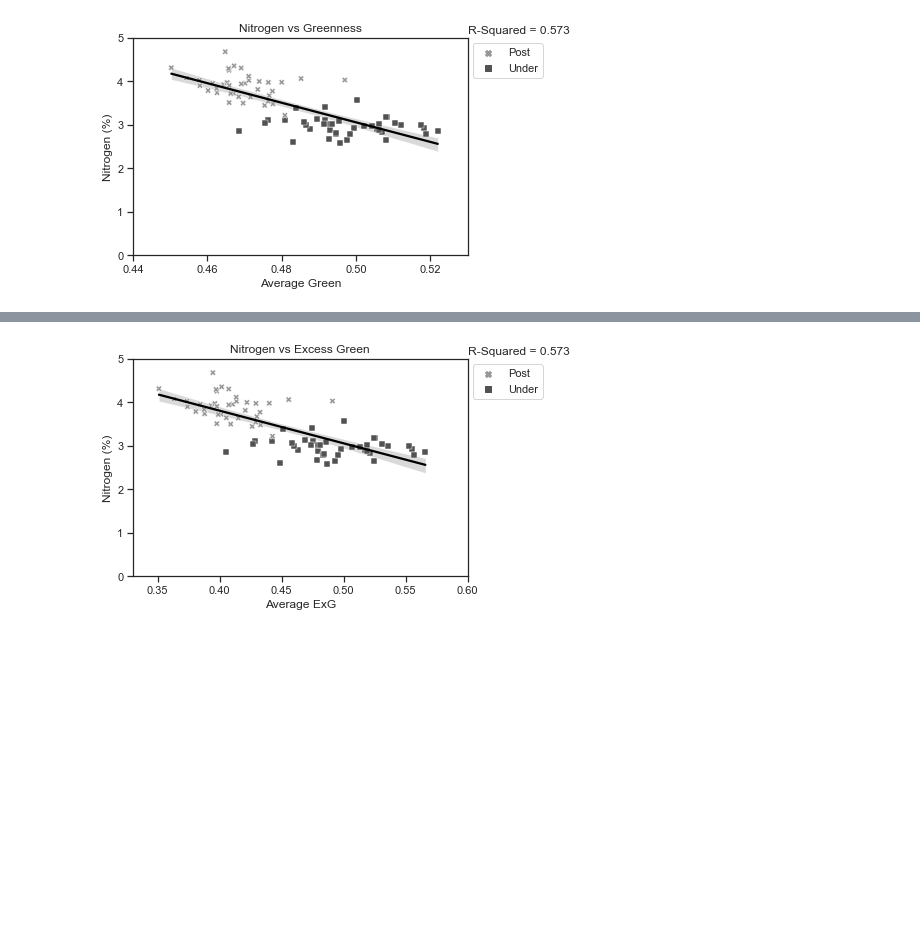
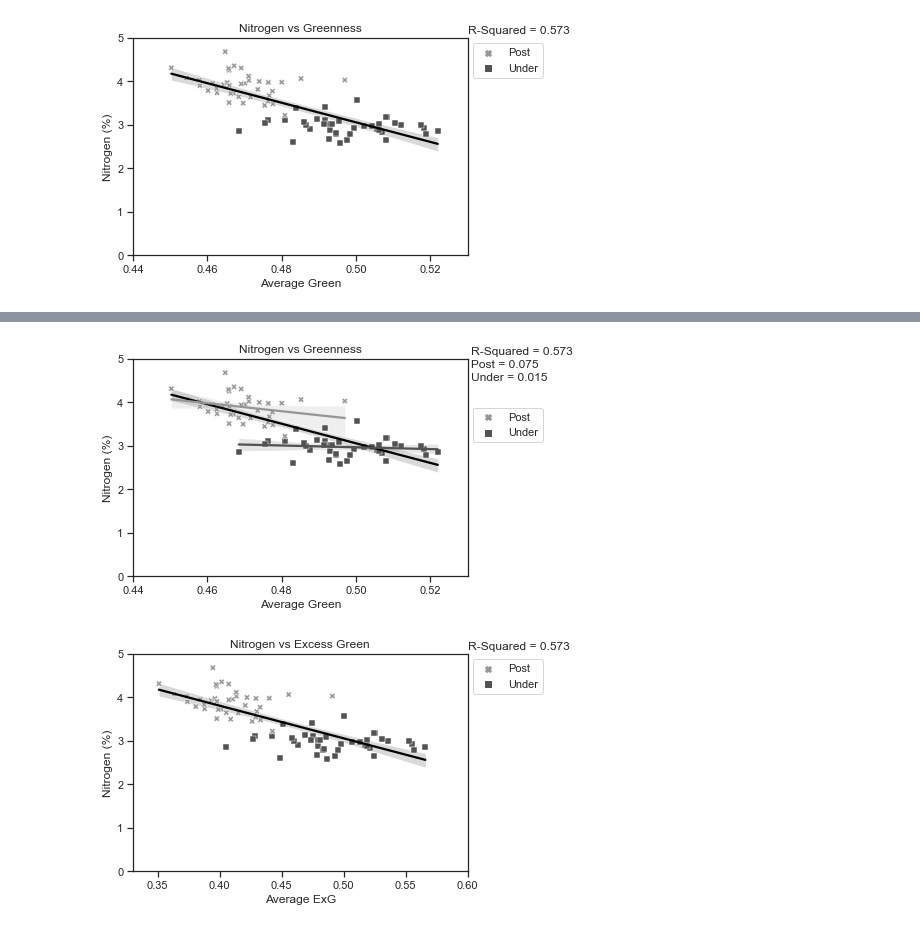
Before and after one commit to LRosen656/USDA_GEMS_TASK1, a Jupyter notebook: 6.0_Plot_Oat_Results.ipynb, the cells around one changed output, grey strips where cells are left out. Saved outputs shown, nothing was run; the diff lists cells and outputs as text; code cells hidden in the pictures; blank space fills up the shorter version.

```diff
--- a/6.0_Plot_Oat_Results.ipynb
+++ b/6.0_Plot_Oat_Results.ipynb
@@ -463,3 +520,25 @@ plt.savefig(graph_out + "Nitrogen_Greenness", bbox_inches = "tight", dpi = 300)
+# %%
+## Nitrogen vs Greenness
+sns.set_theme(style ="ticks")
+line = sns.regplot(x = "Green_Avg_Vegetation", y = "Nitrogen", data = Harvest, scatter = False, color = "black")  ## TrendLine
+line.text(.531, 5.1, "R-Squared = " + "{:.3f}".format(stats.pearsonr(Harvest["Green_Avg_Vegetation"],Harvest["Nitrogen"])[0]**2)) ## R-Squared
+
+line = sns.regplot(x = "Green_Avg_Vegetation", y = "Nitrogen", data = Harvest[(Harvest["Cover"]=="Post")], scatter = False, color = "#969696")  ## TrendLine
+line.text(.531, 4.8, "Post = " + "{:.3f}".format(stats.pearsonr(Harvest[(Harvest["Cover"]=="Post")]["Green_Avg_Vegetation"],Harvest[(Harvest["Cover"]=="Post")]["Nitrogen"])[0]**2)) ## R-Squared
+
+line = sns.regplot(x = "Green_Avg_Vegetation", y = "Nitrogen", data = Harvest[(Harvest["Cover"]=="Under")], scatter = False, color = "#525252")  ## TrendLine
+line.text(.531, 4.5, "Under = " + "{:.3f}".format(stats.pearsonr(Harvest[(Harvest["Cover"]=="Under")]["Green_Avg_Vegetation"],Harvest[(Harvest["Cover"]=="Under")]["Nitrogen"])[0]**2)) ## R-Squared
+
+ax = sns.scatterplot(x = "Green_Avg_Vegetation", y = "Nitrogen", data = Harvest[(Harvest["Cover"]!="Fallow")],
+                hue = "Cover", palette=["#969696", "#525252"], style = "Cover", markers = ["X", "s"])
+ax.set(xlabel = "Average Green", ylabel = "Nitrogen (%)",
+       xlim = (0.44, 0.53), ylim = (0, 5),
+       title = "Nitrogen vs Greenness")
+ax.legend(bbox_to_anchor=(1.24,.8))
+
+plt.savefig(graph_out + "Nitrogen_Greenness_sep", bbox_inches = "tight", dpi = 300)
+# %% [output]
+[figure, added]
 # %%
 ## Nitrogen vs EXG
 
```
Also changed, not shown: parts of 41 cells of this notebook, 42 other files.
